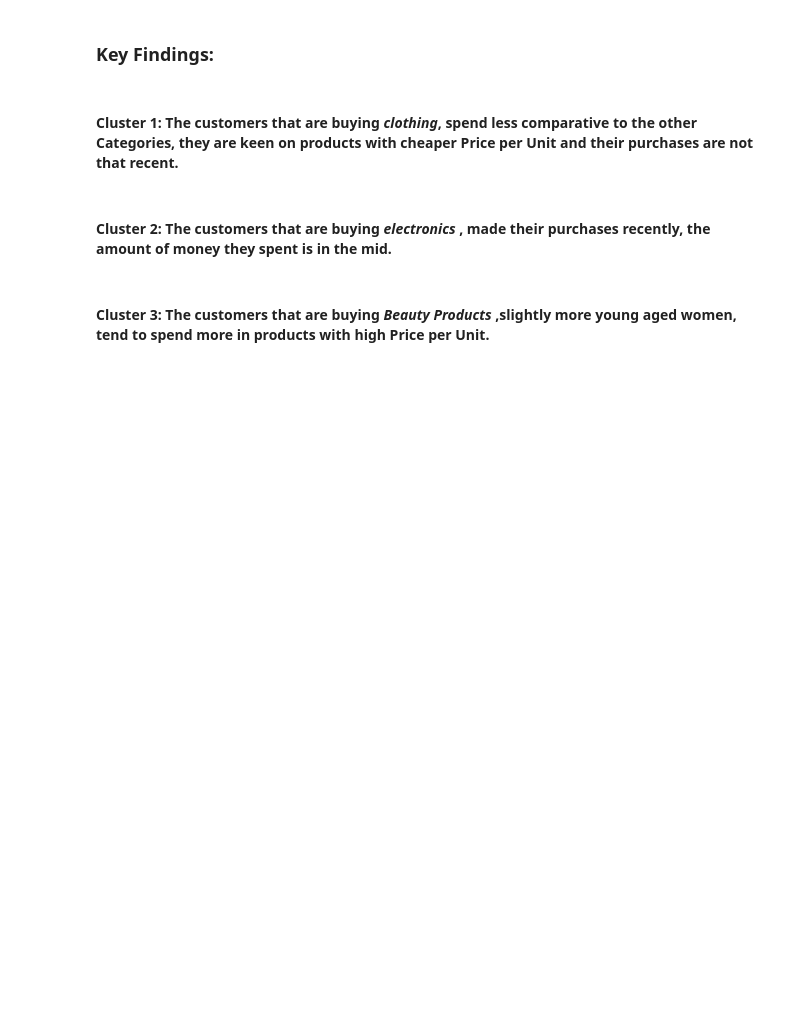
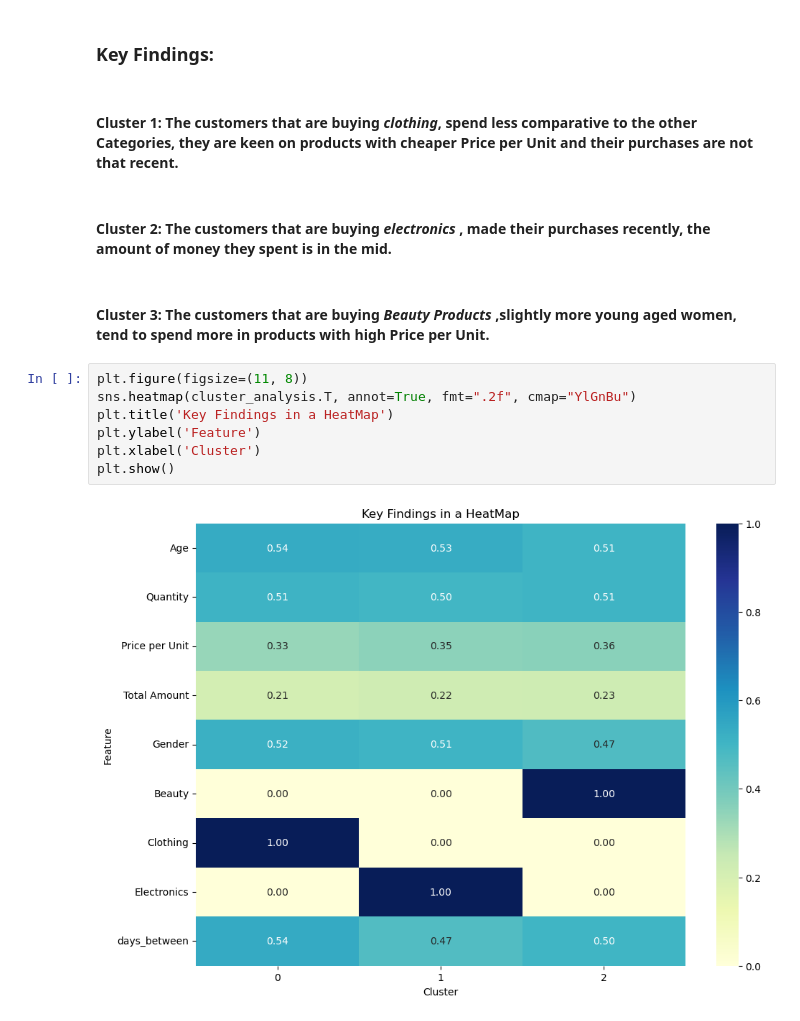
Before and after one commit to IliasMaz/DataScience-Project, a Jupyter notebook: project.ipynb, the cells around one changed output. Cells and saved outputs as stored; diff of their text form; blank space fills up the shorter version.

```diff
--- a/project.ipynb
+++ b/project.ipynb
@@ -1012,3 +1009,12 @@ cluster_analysis
 #### Cluster 2: The customers that are buying *electronics* , made their purchases recently, the amount of money they spent is in the mid.
 # %% [markdown]
 #### Cluster 3: The customers that are buying *Beauty Products* ,slightly more young aged women, tend to spend more in products with high Price per Unit.
+# %%
+plt.figure(figsize=(11, 8))
+sns.heatmap(cluster_analysis.T, annot=True, fmt=".2f", cmap="YlGnBu")
+plt.title('Key Findings in a HeatMap')
+plt.ylabel('Feature')
+plt.xlabel('Cluster')
+plt.show()
+# %% [output]
+[figure, added]
```
Also changed, not shown: parts of 19 cells of this notebook.
